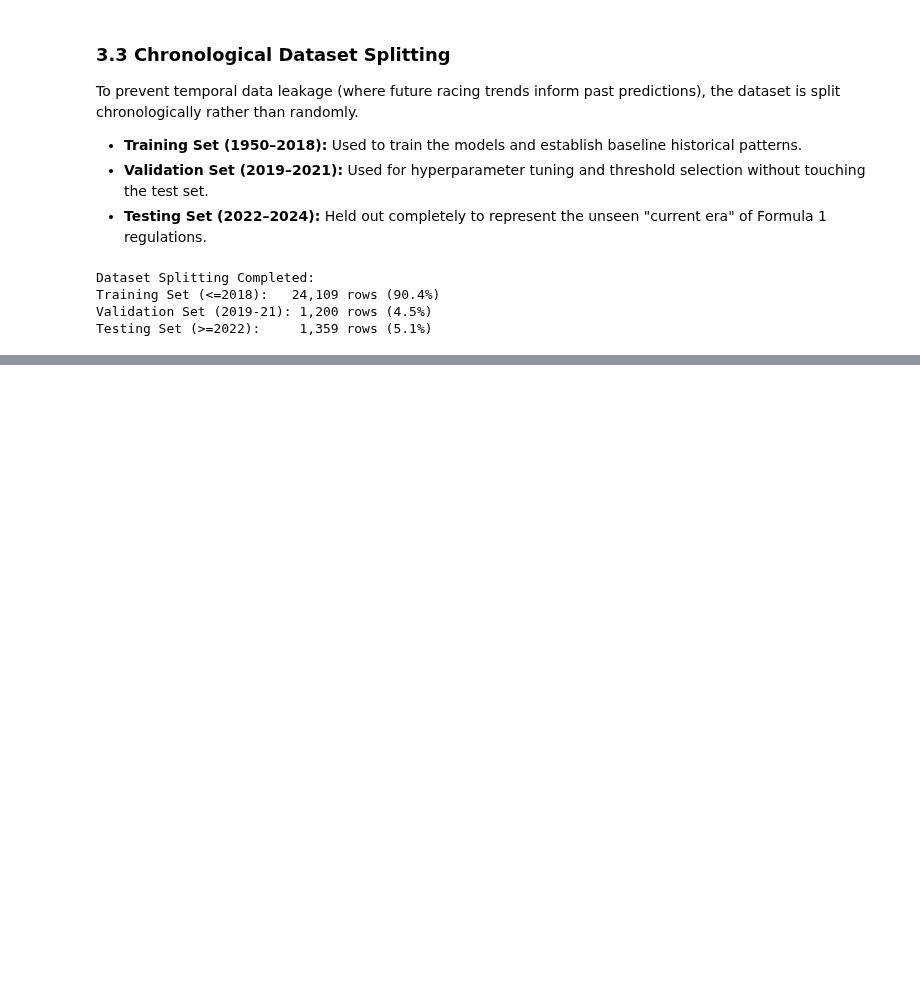
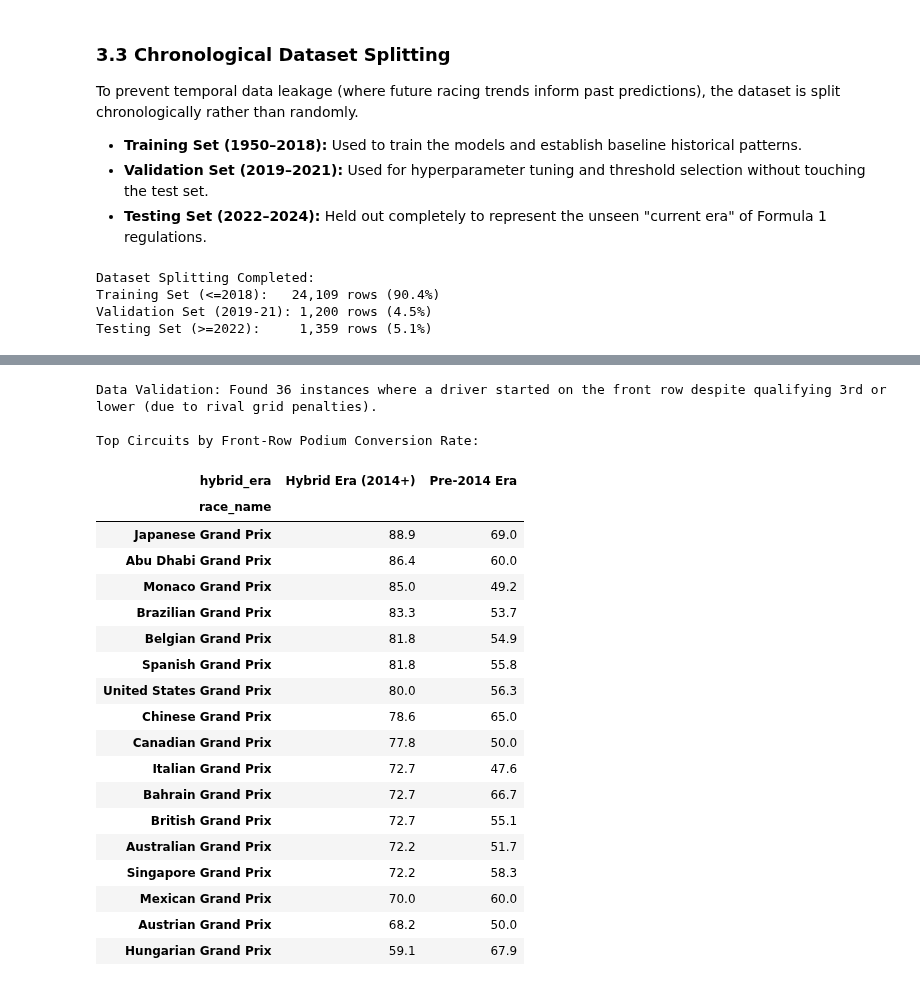
Before and after one commit to amado-888/ACL_Project, a Jupyter notebook: cleaned-version.ipynb, the cells around one changed output, grey strips where cells are left out. Cells and saved outputs as stored; diff of their text form; code cells hidden in the pictures; blank space fills up the shorter version.

```diff
--- a/cleaned-version.ipynb
+++ b/cleaned-version.ipynb
@@ -909,0 +919,58 @@ Testing Set (>=2022):     1,359 rows (5.1%)
+# %%
+# 1. Filter to Front-Row Starts using 'grid' (Physical starting spot after penalties)
+# This satisfies the requirement to distinguish qualifying position from grid.
+front_row_df = df_modeling[df_modeling["grid"].isin([1, 2])].copy()
+
+# Demonstrate the difference between grid and qualifying
+penalized_promotions = front_row_df[front_row_df["quali_position"] > 2]
+print(f"Data Validation: Found {len(penalized_promotions)} instances where a driver started on the front row despite qualifying 3rd or lower (due to rival grid penalties).")
+
+# 2. Define the Eras for comparison (Pre-2014 vs. V6 Hybrid Era)
+front_row_df["hybrid_era"] = front_row_df["year"].apply(
+    lambda x: "Pre-2014 Era" if x < 2014 else "Hybrid Era (2014+)"
+)
+
+# 3. Group by Circuit (Race Name) and Era to calculate Conversion Rates
+conversion_stats = front_row_df.groupby(["race_name", "hybrid_era"]).agg(
+    total_starts=("target_podium", "count"),
+    podiums=("target_podium", "sum")
+).reset_index()
+
+conversion_stats["conversion_rate_pct"] = (conversion_stats["podiums"] / conversion_stats["total_starts"]) * 100
+
+# 4. Pivot the data to compare eras side-by-side
+# We require at least 10 front-row starts in BOTH eras at a circuit to ensure statistical significance
+pivot_conv = conversion_stats.pivot(index="race_name", columns="hybrid_era", values="conversion_rate_pct").dropna()
+
+valid_circuits = conversion_stats.groupby("race_name")["total_starts"].min()
+significant_circuits = valid_circuits[valid_circuits >= 10].index
+pivot_conv = pivot_conv.loc[pivot_conv.index.isin(significant_circuits)]
+
+# Sort by the modern Hybrid Era conversion rate to see current rankings
+pivot_conv = pivot_conv.sort_values(by="Hybrid Era (2014+)", ascending=False)
+
+print("\nTop Circuits by Front-Row Podium Conversion Rate:")
+display(pivot_conv.round(1))
+# %% [output]
+Data Validation: Found 36 instances where a driver started on the front row despite qualifying 3rd or lower (due to rival grid penalties).
+
+Top Circuits by Front-Row Podium Conversion Rate:
+| hybrid_era | Hybrid Era (2014+) | Pre-2014 Era |
+| race_name |  |  |
+| Japanese Grand Prix | 88.9 | 69.0 |
+| Abu Dhabi Grand Prix | 86.4 | 60.0 |
+| Monaco Grand Prix | 85.0 | 49.2 |
+| Brazilian Grand Prix | 83.3 | 53.7 |
+| Belgian Grand Prix | 81.8 | 54.9 |
+| Spanish Grand Prix | 81.8 | 55.8 |
+| United States Grand Prix | 80.0 | 56.3 |
+| Chinese Grand Prix | 78.6 | 65.0 |
+| Canadian Grand Prix | 77.8 | 50.0 |
+| Italian Grand Prix | 72.7 | 47.6 |
+| Bahrain Grand Prix | 72.7 | 66.7 |
+| British Grand Prix | 72.7 | 55.1 |
+| Australian Grand Prix | 72.2 | 51.7 |
+| Singapore Grand Prix | 72.2 | 58.3 |
+| Mexican Grand Prix | 70.0 | 60.0 |
+| Austrian Grand Prix | 68.2 | 50.0 |
+| Hungarian Grand Prix | 59.1 | 67.9 |
```
Also changed, not shown: parts of 11 cells of this notebook.
